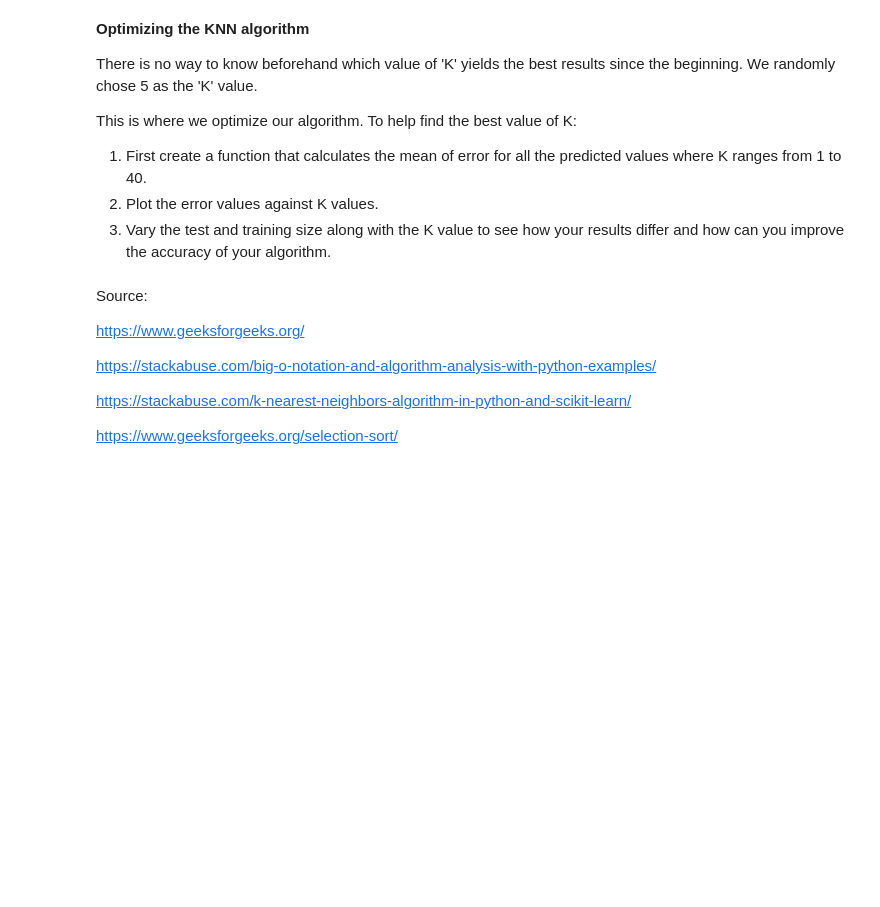
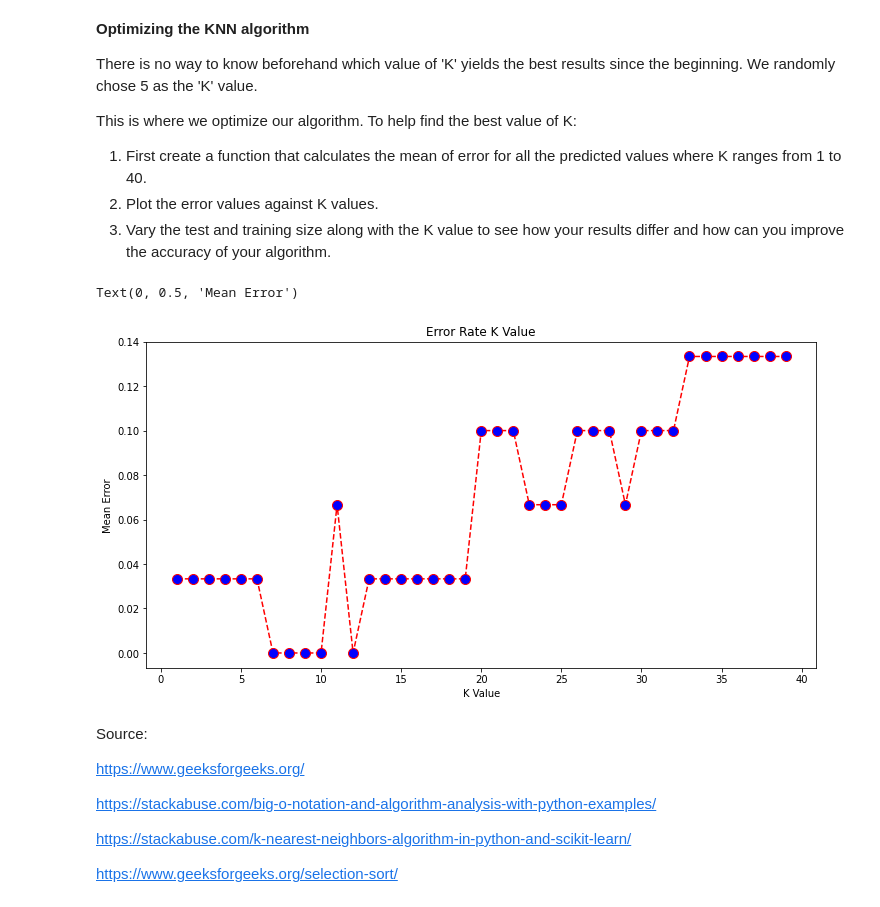
Before and after one commit to andreaj-it/algorithm-optimization-project-machine-learning, a Jupyter notebook: notebook/problems.ipynb, the cells around one changed output. Drawn from its saved outputs; the diff is of its cells as text; code cells hidden in the pictures; blank space fills up the shorter version.

```diff
--- a/notebook/problems.ipynb
+++ b/notebook/problems.ipynb
@@ -295,20 +297,21 @@ import sys
 A = [10,5,3,8,9,4]
 
 # Traverse through all array elements
-
+for i in range(len(A)):
 
     # Find the minimum element in remaining
     # unsorted array
-
-
-
-
+    min_idx = i
+    for j in range(i+1, len(A)):
+        if A[min_idx] > A[j]:
+            min_idx = j
 
     # Swap the found minimum element with
     # the first element
-
+    A[i], A[min_idx] = A[min_idx], A[i]
 
 # Driver code to test above
 print ("Sorted array")
 # Traverse through all array elements:
+for i in range(len(A)):
     print("%d" %A[i],end=" ")
@@ -426,28 +459,34 @@ This is where we optimize our algorithm. To help find the best value of K:
 3. Vary the test and training size along with the K value to see how your results differ and how can you improve the accuracy of your algorithm.
 # %%
 # Create an empty error list.
-
-
+error_list = []
 
 # Execute a loop from 1 to 40. In each iteration calculate the mean error for predicted values of test set
 
 #for i in range(1, 40): (uncomment this line)
+for i in range(1, 40):
     #initialize the KNN algorithm
-
+    knn = KNeighborsClassifier(n_neighbors=i)
     #fit the train data
-
+    knn.fit(X_train, y_train)
     #make predictions
-
+    pred_i = knn.predict(X_test)
     #append the result to the error list.
+    error_list.append(np.mean(pred_i != y_test))
 # %%
 # plot the error values against K values. Establish the graph size.
 
 # your code
+plt.figure(figsize=(12, 6))
+plt.plot(range(1, 40), error_list, color='red', linestyle='dashed', marker='o',markerfacecolor='blue', markersize=10)
 
 # title and labels (uncomment the following code lines)
-#plt.title('Error Rate K Value')
-#plt.xlabel('K Value')
-#plt.ylabel('Mean Error')
+plt.title('Error Rate K Value')
+plt.xlabel('K Value')
+plt.ylabel('Mean Error')
+# %% [output]
+Text(0, 0.5, 'Mean Error')
+[figure, added]
 # %% [markdown]
 Source:
 
```
Also changed, not shown: parts of 9 cells of this notebook.
